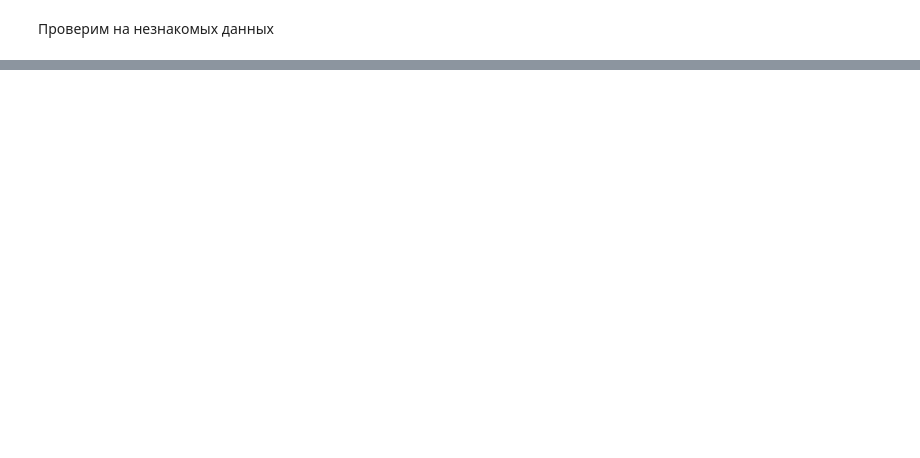
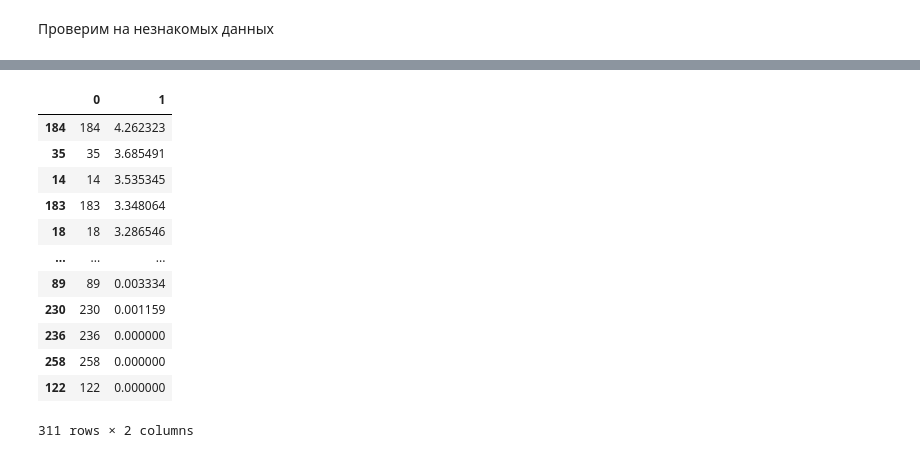
Before and after one commit to Arzanunts/Genre-Classification-1, a Jupyter notebook: Dataset.ipynb, the cells around one changed output, grey strips where cells are left out. Saved outputs shown, nothing was run; the diff lists cells and outputs as text; code cells hidden in the pictures; blank space fills up the shorter version.

```diff
--- a/Dataset.ipynb
+++ b/Dataset.ipynb
@@ -388,2 +301,0 @@ df = pd.DataFrame(np.vstack((np_genre_spotify.values())))
-# %%
-df = qwer.sort_values(by=55)
@@ -424,3 +338,10 @@ y_test = test[55]
 Сохраним датасет в формате .csv
 # %%
 df.to_csv('spotify.csv')
+# %%
+from catboost import CatBoostClassifier
+from sklearn.model_selection import train_test_split
+clf = CatBoostClassifier()
+X_train,X_test,y_train,y_test = train_test_split(df2.iloc[:,:-1],df2.iloc[:,-1],test_size=0.3)
+# %%
+clf.fit(X_train,y_train)
@@ -614,0 +369,4 @@ class Dataset:
+# %%
+df3 = pd.DataFrame(np.vstack((np.array(df),np.array(df2))))
+X_train,X_test,y_train,y_test = train_test_split(df3.iloc[:,:-1],df3.iloc[:,-1],test_size=0.3)
+clf.fit(X_train,y_train)
@@ -614,0 +392,17 @@ class Dataset:
+# %%
+import matplotlib.pyplot as plt
+pd.DataFrame(zip(clf.feature_names_,clf.feature_importances_)).sort_values(by=1,ascending=False)
+# %% [output]
+|  | 0 | 1 |
+| 184 | 184 | 4.262323 |
+| 35 | 35 | 3.685491 |
+| 14 | 14 | 3.535345 |
+| 183 | 183 | 3.348064 |
+| 18 | 18 | 3.286546 |
+| ... | ... | ... |
+| 89 | 89 | 0.003334 |
+| 230 | 230 | 0.001159 |
+| 236 | 236 | 0.000000 |
+| 258 | 258 | 0.000000 |
+| 122 | 122 | 0.000000 |
+311 rows × 2 columns
```
Also changed, not shown: parts of 18 cells of this notebook, 2 other files.
